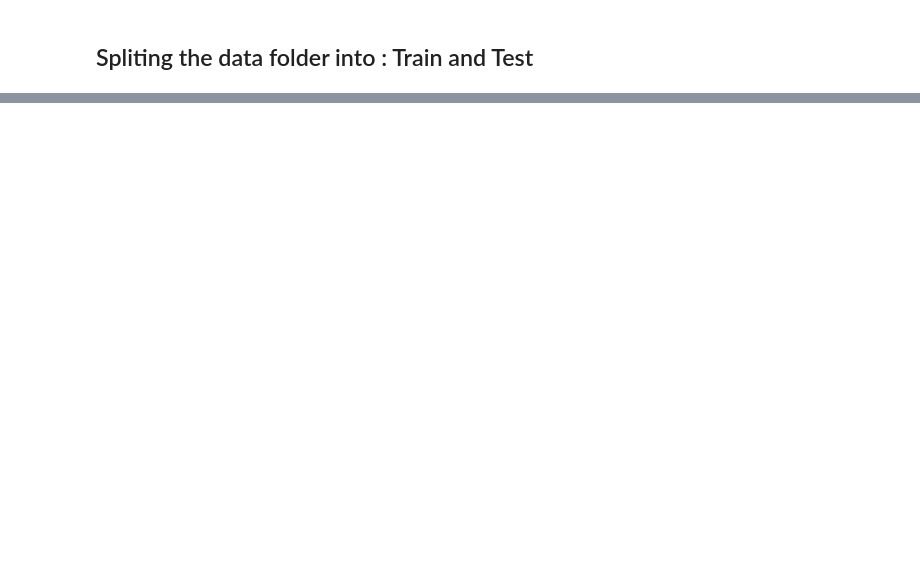
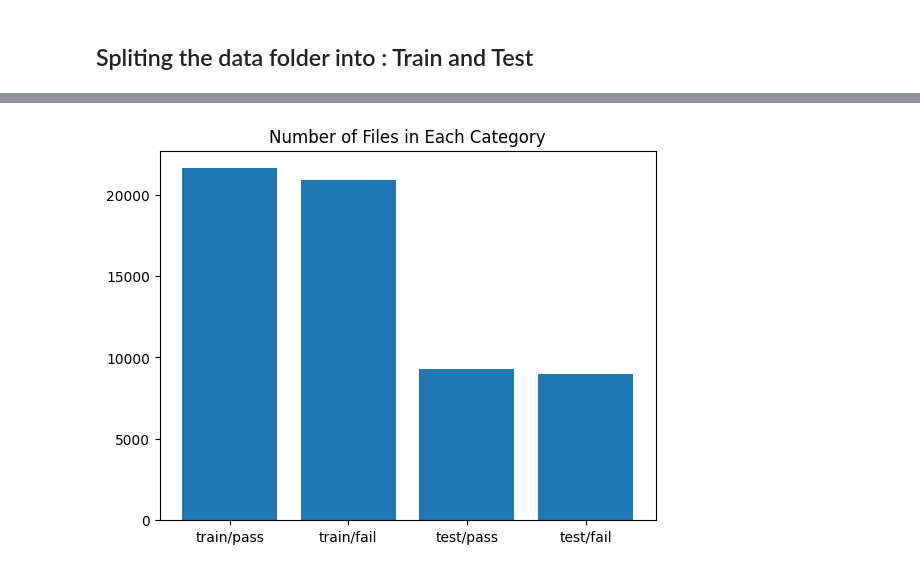
Before and after one commit to ayoubmesquiny/PFE_Deep_learning, a Jupyter notebook: Data preparation and cleaning/data_preparation.ipynb, the cells around one changed output, grey strips where cells are left out. Saved outputs shown, nothing was run; the diff lists cells and outputs as text; code cells hidden in the pictures; blank space fills up the shorter version.

```diff
--- a/Data preparation and cleaning/data_preparation.ipynb
+++ b/Data preparation and cleaning/data_preparation.ipynb
@@ -52,0 +86,4 @@ split_data("D:/fuse_box_dataset_organized/G-H")
+# %%
+file_counts_GH = count_files("D:/fuse_box_dataset_organized/G-H")
+# %% [output]
+[figure, added]
```
Also changed, not shown: parts of 4 cells of this notebook.
